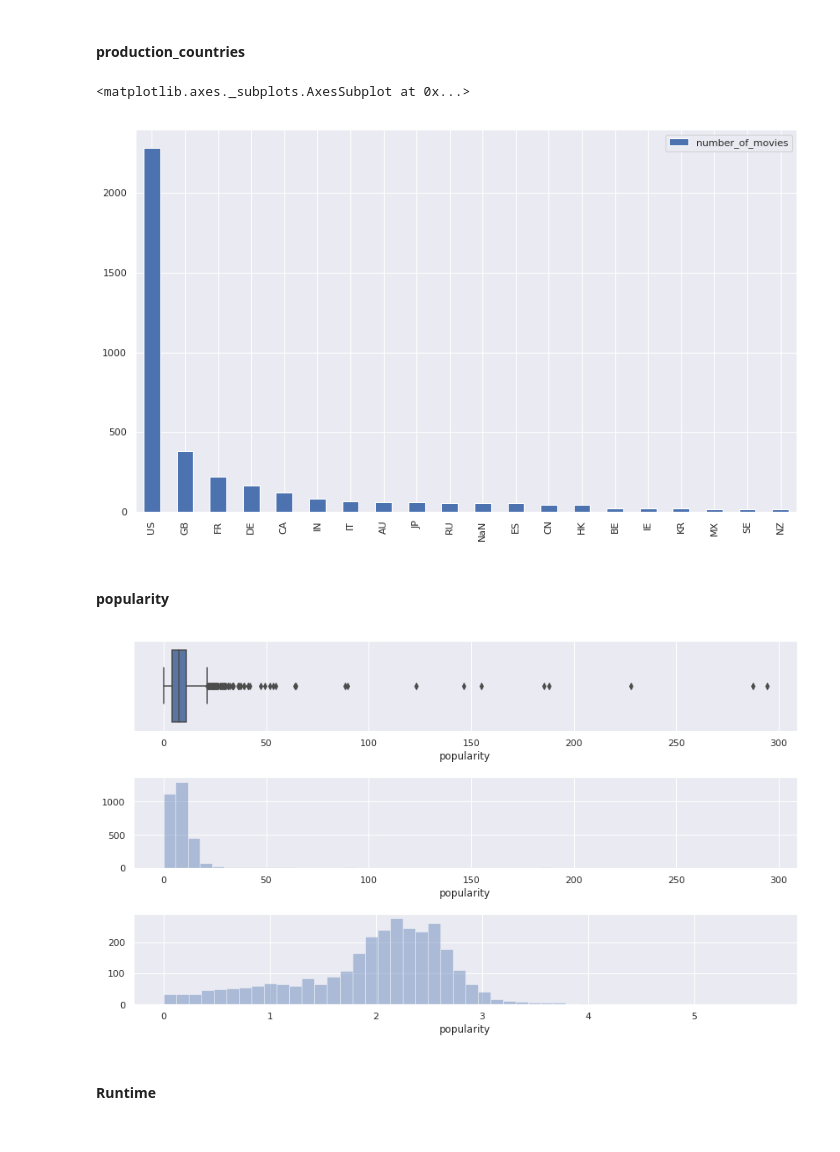
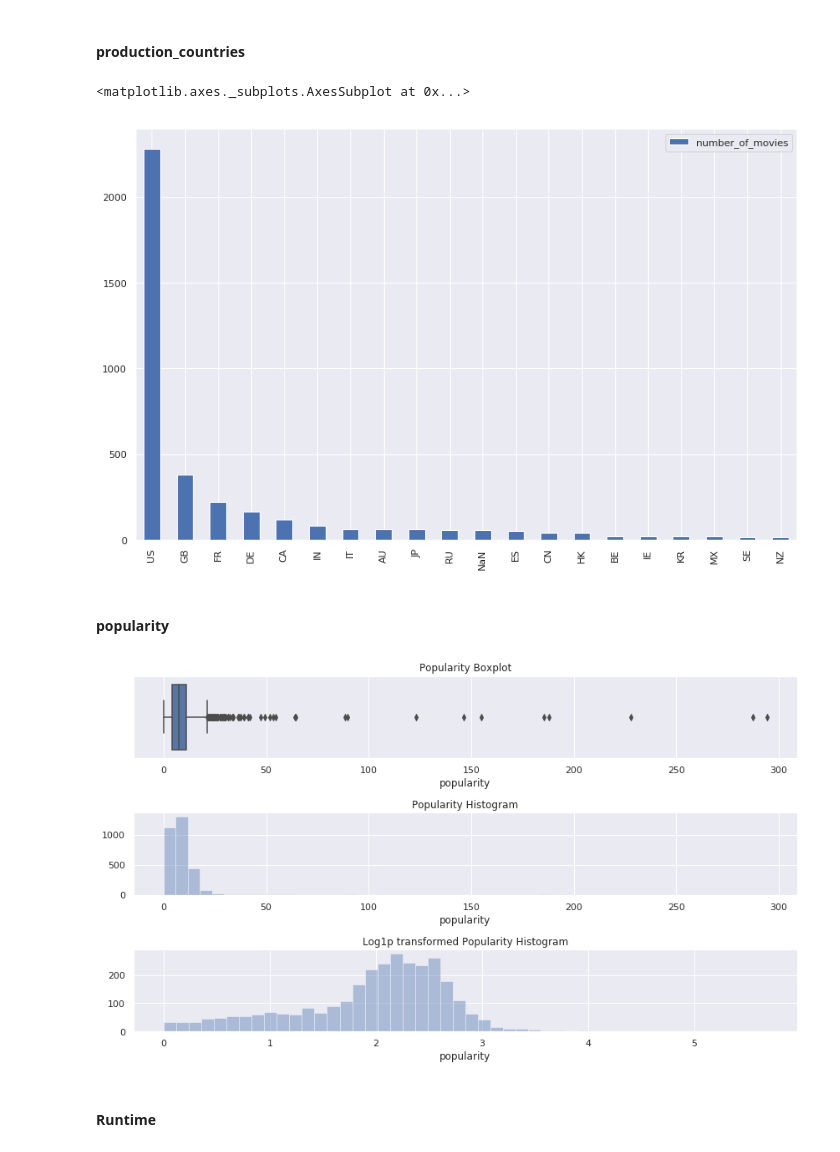
Before and after one commit to praxitelisk/TMDB-Box-Office-Prediction, a Jupyter notebook: TMDB Box Office Prediction EDA + ML.ipynb, the cells around one changed output. Drawn from its saved outputs; the diff is of its cells as text; code cells hidden in the pictures.

```diff
--- a/TMDB Box Office Prediction EDA + ML.ipynb
+++ b/TMDB Box Office Prediction EDA + ML.ipynb
@@ -236,44 +236,48 @@ production_companies_df.head(20).plot.bar()
 # %%
 def production_countries_preprocessing(elem):
     string = str(elem)
     str1 = string.replace(']','').replace('[','').replace('{','').replace('}','').replace(' ','').replace("name", "").replace("iso_3166_1", "").replace(":", "").replace("\'", "")
     ll = str1.split(",")[0::2]
     return ll
 
 train_df["production_countries_processed"] = train_df.production_countries.fillna("NaN").apply(lambda elem: production_countries_preprocessing(elem))
+test_df["production_countries_processed"] = test_df.production_countries.fillna("NaN").apply(lambda elem: production_countries_preprocessing(elem))
 
 
 production_countries_dict = dict()
 
 for production_country in train_df["production_countries_processed"]:
     for elem in production_country:
         if elem not in production_countries_dict:
             production_countries_dict[elem] = 1
         else:
             production_countries_dict[elem] += 1
 
 
 
 production_countries_df = pd.DataFrame.from_dict(production_countries_dict, orient='index')
 production_countries_df.columns = ["number_of_movies"]
 production_countries_df = production_countries_df.sort_values(by="number_of_movies", ascending=False)
 production_countries_df.head(20).plot.bar()
 # %% [output]
 <matplotlib.axes._subplots.AxesSubplot at 0x...>
-[figure, old version]
+[figure, new version]
 # %% [markdown]
 #### popularity
 # %%
 f, ax = plt.subplots(3, figsize=(12,7))
 sns.boxplot(x=train_df.popularity, ax = ax[0])
+ax[0].set_title("Popularity Boxplot")
 sns.distplot(a=train_df.popularity, kde = False, ax = ax[1])
+ax[1].set_title("Popularity Histogram")
 sns.distplot(a=np.log1p(train_df.popularity), kde = False, ax = ax[2])
+ax[2].set_title("Log1p transformed Popularity Histogram")
 f.tight_layout()
 
 train_df["log_popularity"] = np.log1p(train_df.popularity)
 test_df["log_popularity"] = np.log1p(test_df.popularity)
 # %% [output]
-[figure, old version]
+[figure, new version]
 # %% [markdown]
 #### Runtime
 # %%
```
Also changed, not shown: parts of 56 cells of this notebook.
